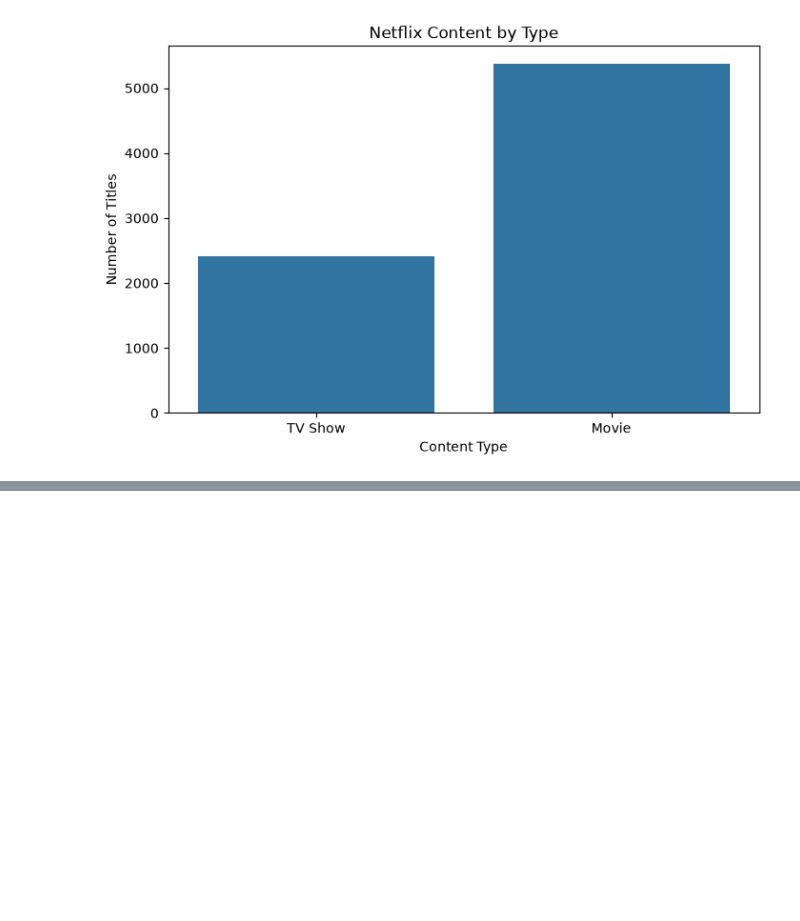
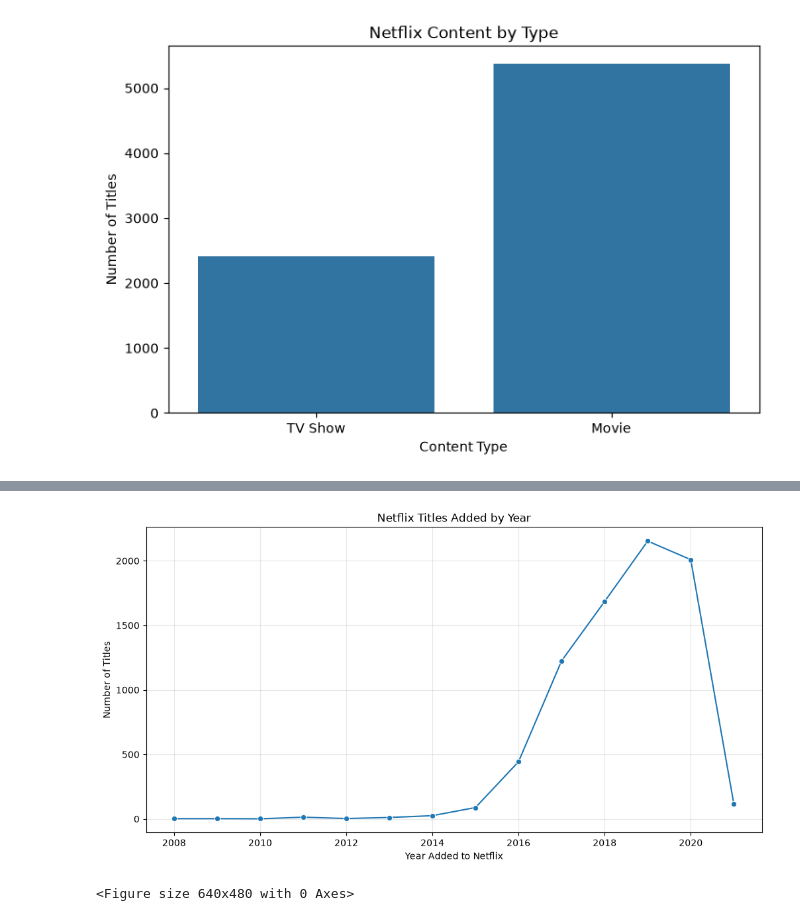
Before and after one commit to RadheShivam/DynamixNetworks_Project_Name, a Jupyter notebook: notebooks/02_eda.ipynb, the cells around one changed output, grey strips where cells are left out. Saved outputs shown, nothing was run; the diff lists cells and outputs as text; code cells hidden in the pictures; blank space fills up the shorter version.

```diff
--- a/notebooks/02_eda.ipynb
+++ b/notebooks/02_eda.ipynb
@@ -105,0 +229,13 @@ plt.show()
+# %%
+df['date_added_year'] = pd.to_datetime(
+    df['date_added'],
+    errors='coerce'
+).dt.year
+# %%
+added_by_year = (
+    df['date_added_year']
+    .value_counts()
+    .sort_index()
+)
+
+added_by_year
@@ -105,0 +280,24 @@ plt.show()
+# %%
+plt.figure(figsize=(12, 6))
+
+sns.lineplot(
+    x=added_by_year.index,
+    y=added_by_year.values,
+    marker='o'
+)
+
+plt.title('Netflix Titles Added by Year')
+plt.xlabel('Year Added to Netflix')
+plt.ylabel('Number of Titles')
+plt.grid(alpha=0.3)
+
+plt.show()
+# %% [output]
+[figure, added]
+# %%
+plt.savefig(
+    visualization_path / 'content_added_by_year.png',
+    bbox_inches='tight'
+)
+# %% [output]
+<Figure size 640x480 with 0 Axes>
```
Also changed, not shown: parts of 78 cells of this notebook, 18 other files.
